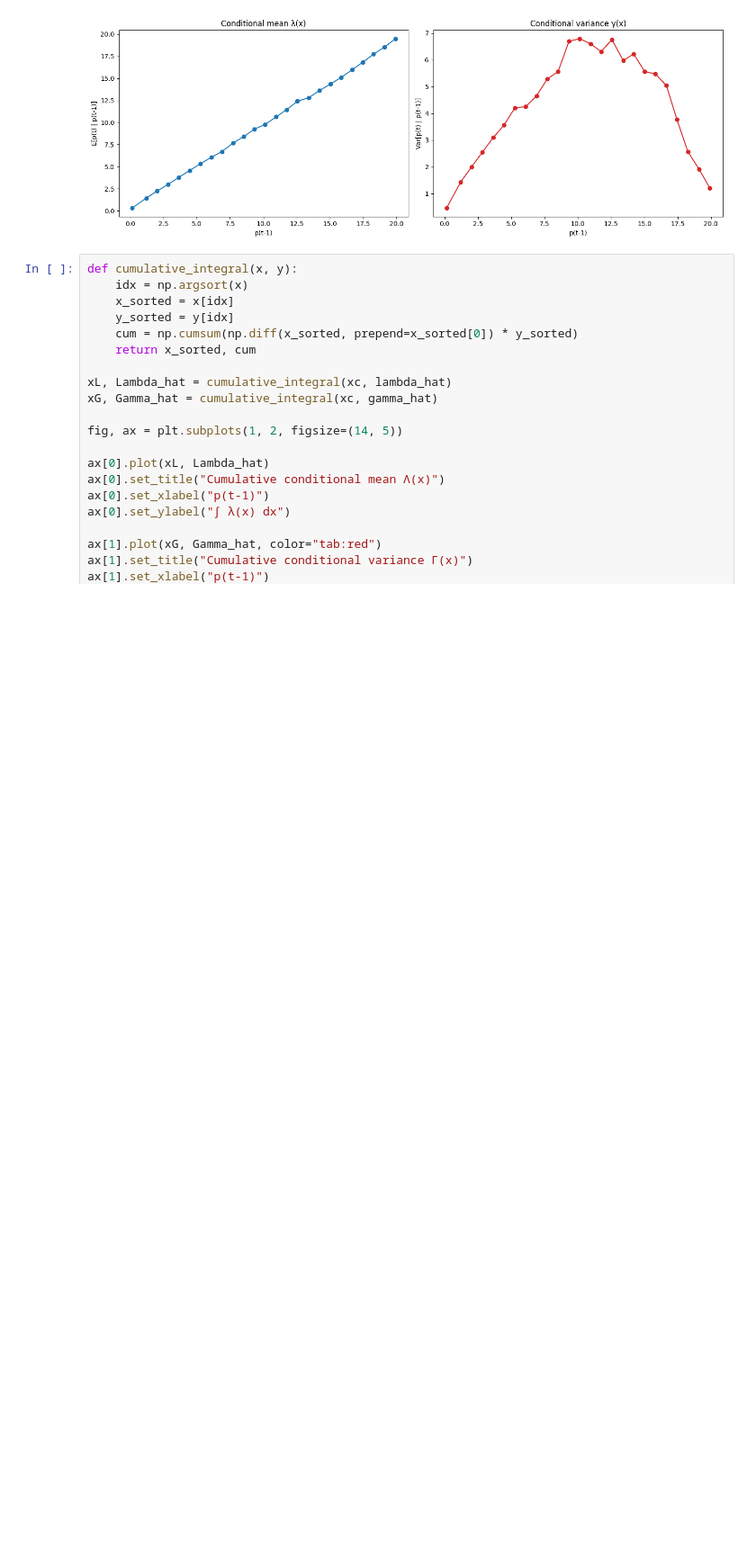
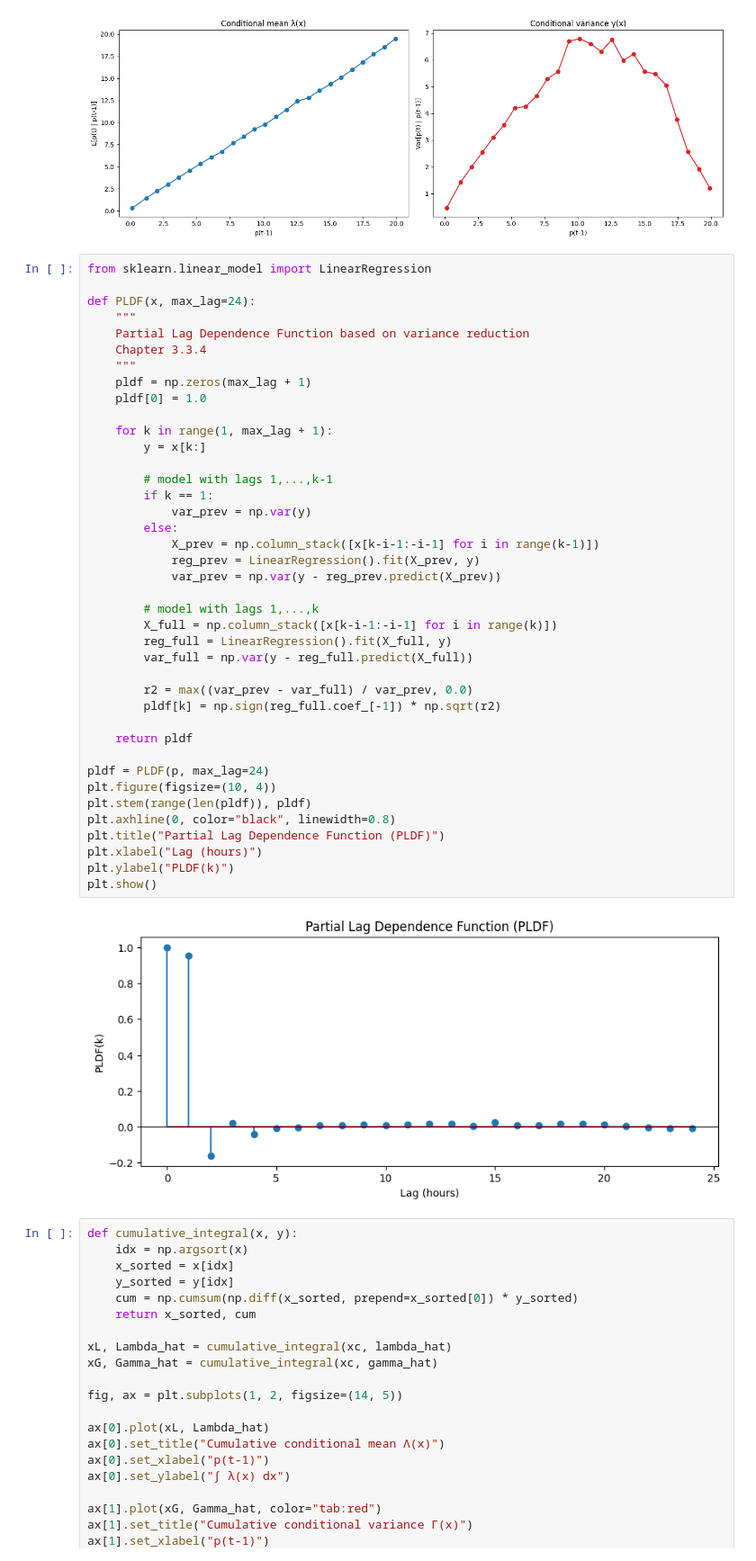
Before and after one commit to chrjx/AdvTSA, a Jupyter notebook: assignment4/tamas_preliminary/baseline_start.ipynb, the cells around one changed output. Shown at 90% size. Cells and saved outputs as stored; diff of their text form; blank space fills up the shorter version.

```diff
--- a/assignment4/tamas_preliminary/baseline_start.ipynb
+++ b/assignment4/tamas_preliminary/baseline_start.ipynb
@@ -358,6 +358,48 @@ plt.tight_layout()
 plt.show()
 # %% [output]
 [figure]
+# %%
+from sklearn.linear_model import LinearRegression
+
+def PLDF(x, max_lag=24):
+    """
+    Partial Lag Dependence Function based on variance reduction
+    Chapter 3.3.4
+    """
+    pldf = np.zeros(max_lag + 1)
+    pldf[0] = 1.0
+
+    for k in range(1, max_lag + 1):
+        y = x[k:]
+
+        # model with lags 1,...,k-1
+        if k == 1:
+            var_prev = np.var(y)
+        else:
+            X_prev = np.column_stack([x[k-i-1:-i-1] for i in range(k-1)])
+            reg_prev = LinearRegression().fit(X_prev, y)
+            var_prev = np.var(y - reg_prev.predict(X_prev))
+
+        # model with lags 1,...,k
+        X_full = np.column_stack([x[k-i-1:-i-1] for i in range(k)])
+        reg_full = LinearRegression().fit(X_full, y)
+        var_full = np.var(y - reg_full.predict(X_full))
+
+        r2 = max((var_prev - var_full) / var_prev, 0.0)
+        pldf[k] = np.sign(reg_full.coef_[-1]) * np.sqrt(r2)
+
+    return pldf
+
+pldf = PLDF(p, max_lag=24)
+plt.figure(figsize=(10, 4))
+plt.stem(range(len(pldf)), pldf)
+plt.axhline(0, color="black", linewidth=0.8)
+plt.title("Partial Lag Dependence Function (PLDF)")
+plt.xlabel("Lag (hours)")
+plt.ylabel("PLDF(k)")
+plt.show()
+# %% [output]
+[figure, added]
 # %%
 def cumulative_integral(x, y):
     idx = np.argsort(x)
```
Also changed, not shown: parts of 4 cells of this notebook.
